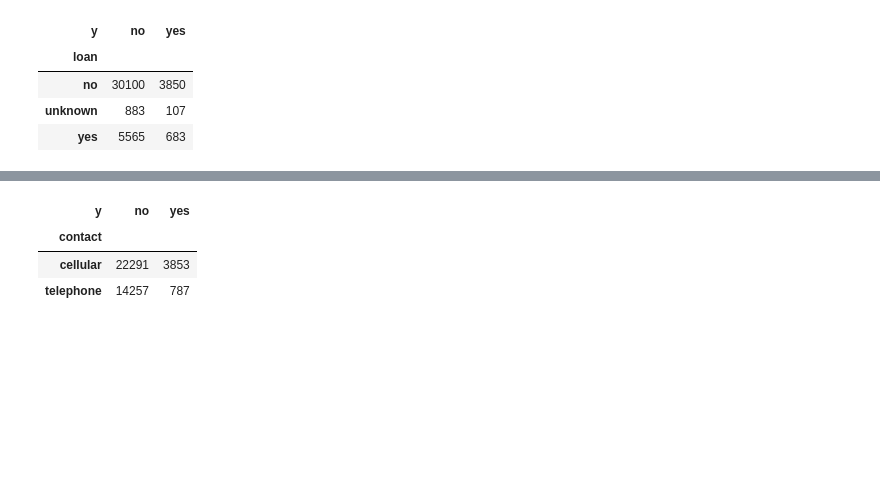
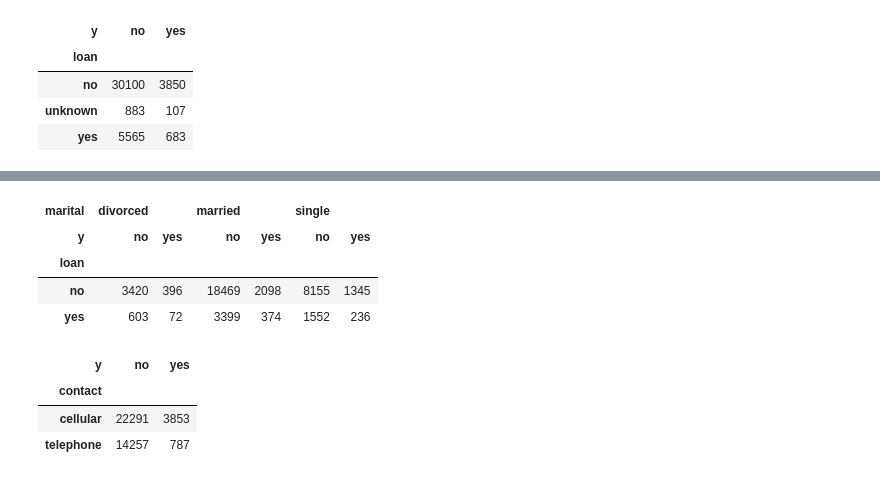
Before and after one commit to AmeeAyco/BANK-DATA-MARKETING-, a Jupyter notebook: MAN_203_S1.ipynb, the cells around one changed output, grey strips where cells are left out. Saved outputs shown, nothing was run; the diff lists cells and outputs as text; code cells hidden in the pictures; blank space fills up the shorter version.

```diff
--- a/MAN_203_S1.ipynb
+++ b/MAN_203_S1.ipynb
@@ -749,3 +773,11 @@ pd.crosstab(df_Bank_Data['loan'],df_Bank_Data['y'])
+# %%
+pd.crosstab( df_Bank_Data['loan'], [df_Bank_Data['marital'], df_Bank_Data['y']])
+# %% [output]
+| marital | divorced |  | married |  | single |  |
+| y | no | yes | no | yes | no | yes |
+| loan |  |  |  |  |  |  |
+| no | 3420 | 396 | 18469 | 2098 | 8155 | 1345 |
+| yes | 603 | 72 | 3399 | 374 | 1552 | 236 |
 # %%
 pd.crosstab(df_Bank_Data['contact'],df_Bank_Data['y'])
 # %% [output]
```
Also changed, not shown: parts of 11 cells of this notebook.
